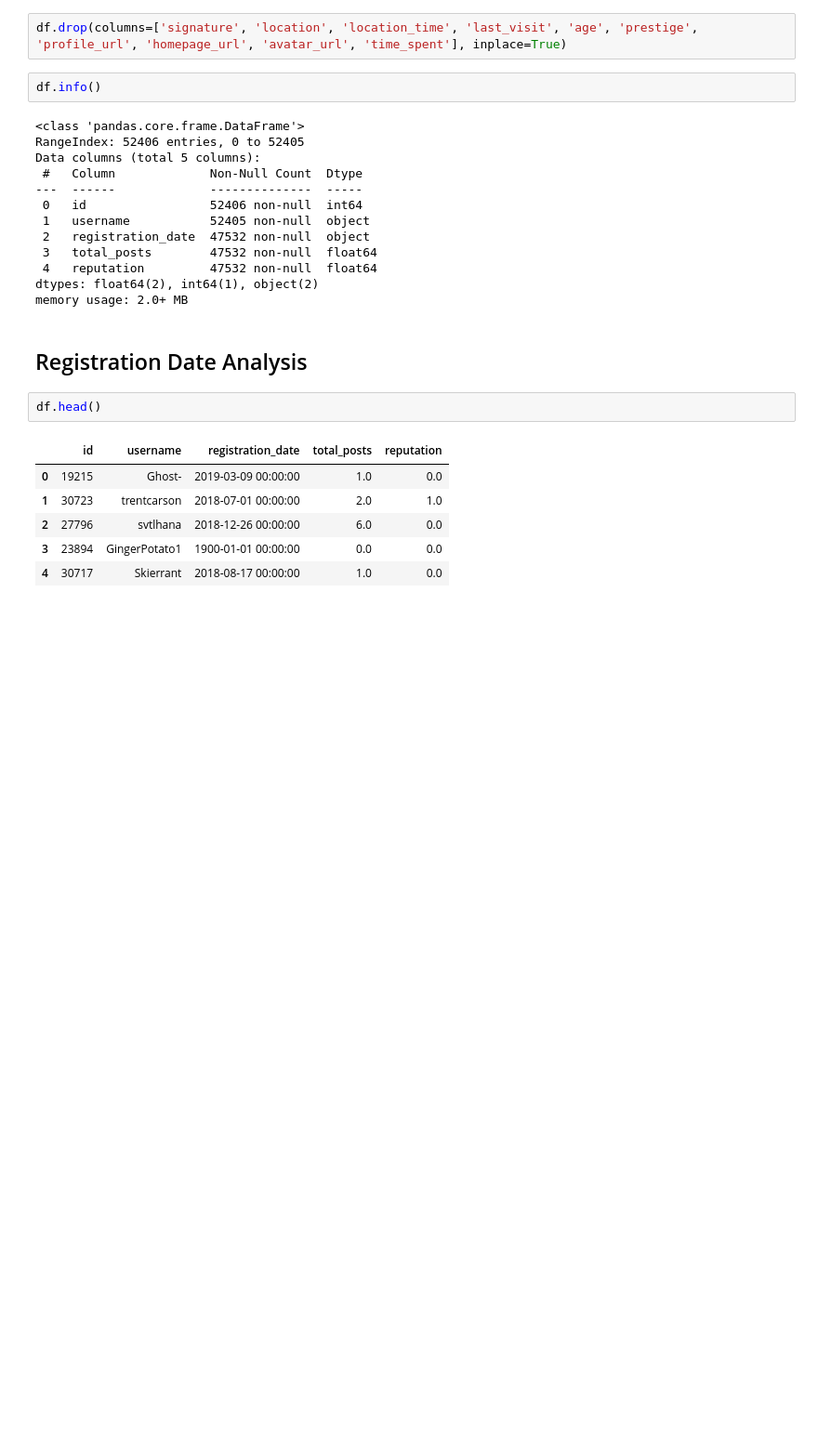
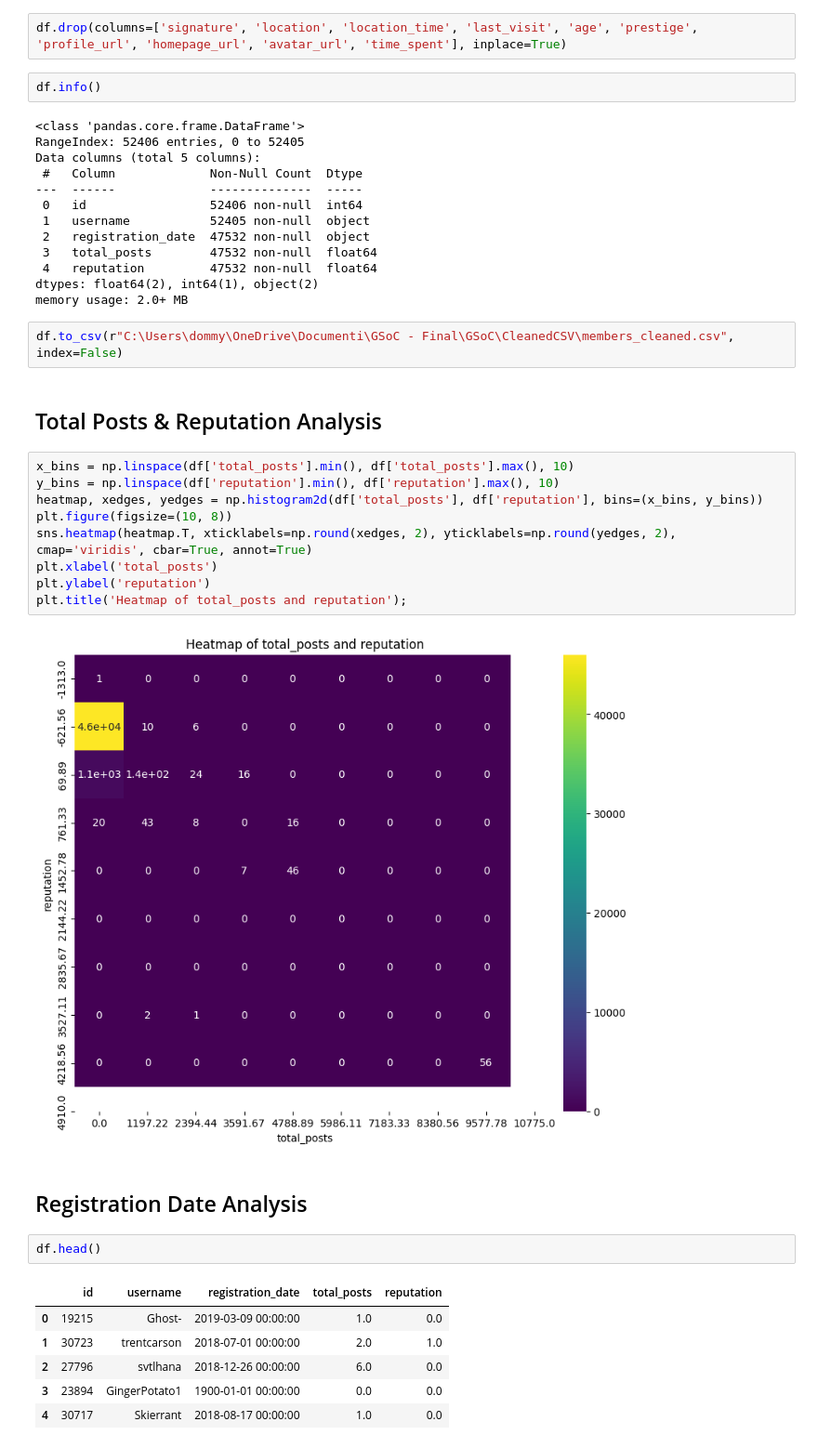
Before and after one commit to D0men1c0/ISSR_Darkweb, a Jupyter notebook: Analyze_files/an_members.ipynb, the cells around one changed output. Shown at 93% size. Drawn from its saved outputs; the diff is of its cells as text; blank space fills up the shorter version.

Commit message:
Update members analysis

```diff
--- a/Analyze_files/an_members.ipynb
+++ b/Analyze_files/an_members.ipynb
@@ -308,6 +308,21 @@ Data columns (total 5 columns):
  4   reputation         47532 non-null  float64
 dtypes: float64(2), int64(1), object(2)
 memory usage: 2.0+ MB
+# %%
+df.to_csv(r"C:\Users\dommy\OneDrive\Documenti\GSoC - Final\GSoC\CleanedCSV\members_cleaned.csv", index=False)
+# %% [markdown]
+## Total Posts & Reputation Analysis
+# %%
+x_bins = np.linspace(df['total_posts'].min(), df['total_posts'].max(), 10)
+y_bins = np.linspace(df['reputation'].min(), df['reputation'].max(), 10)
+heatmap, xedges, yedges = np.histogram2d(df['total_posts'], df['reputation'], bins=(x_bins, y_bins))
+plt.figure(figsize=(10, 8))
+sns.heatmap(heatmap.T, xticklabels=np.round(xedges, 2), yticklabels=np.round(yedges, 2), cmap='viridis', cbar=True, annot=True)
+plt.xlabel('total_posts')
+plt.ylabel('reputation')
+plt.title('Heatmap of total_posts and reputation');
+# %% [output]
+[figure, added]
 # %% [markdown]
 ## Registration Date Analysis
 # %%
```
Also changed, not shown: parts of 14 cells of this notebook, 1 other file.
